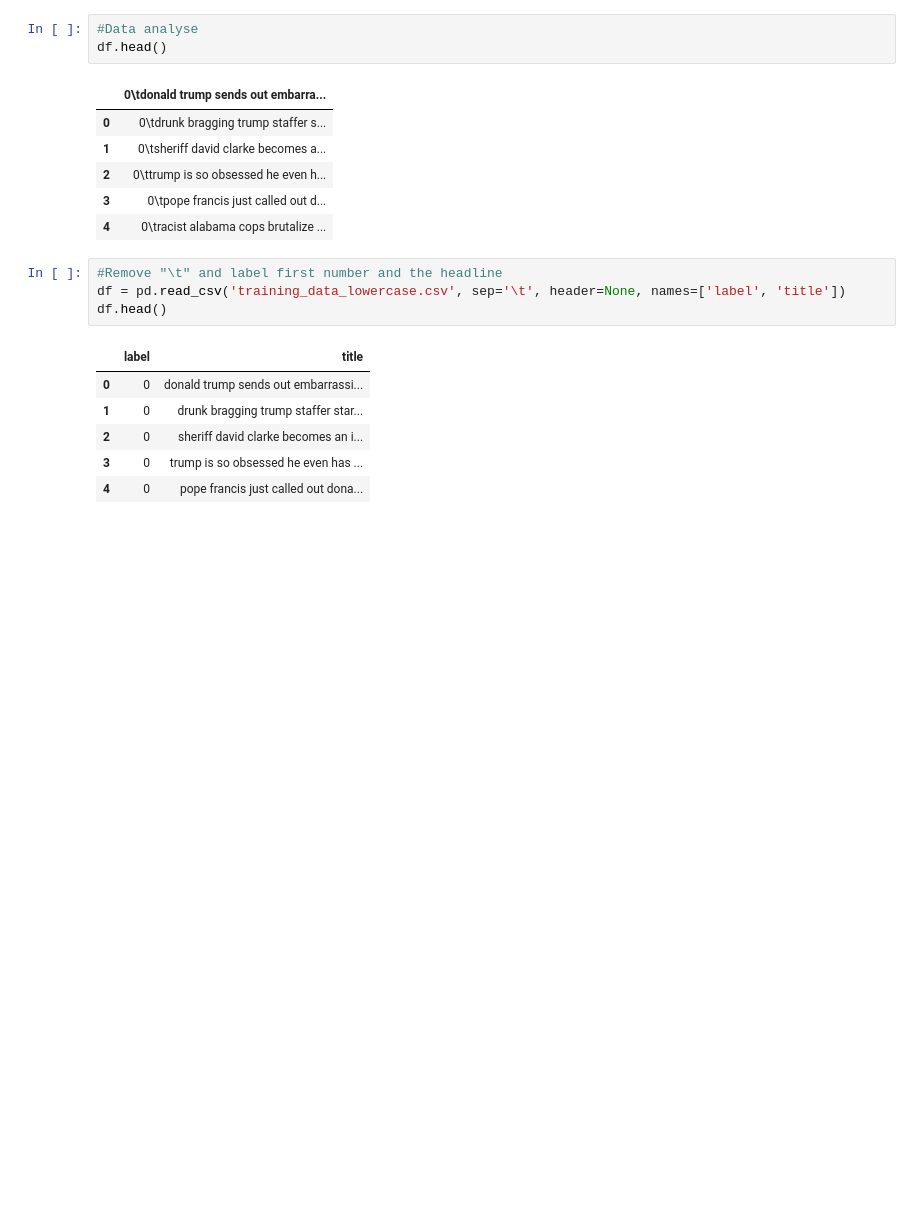
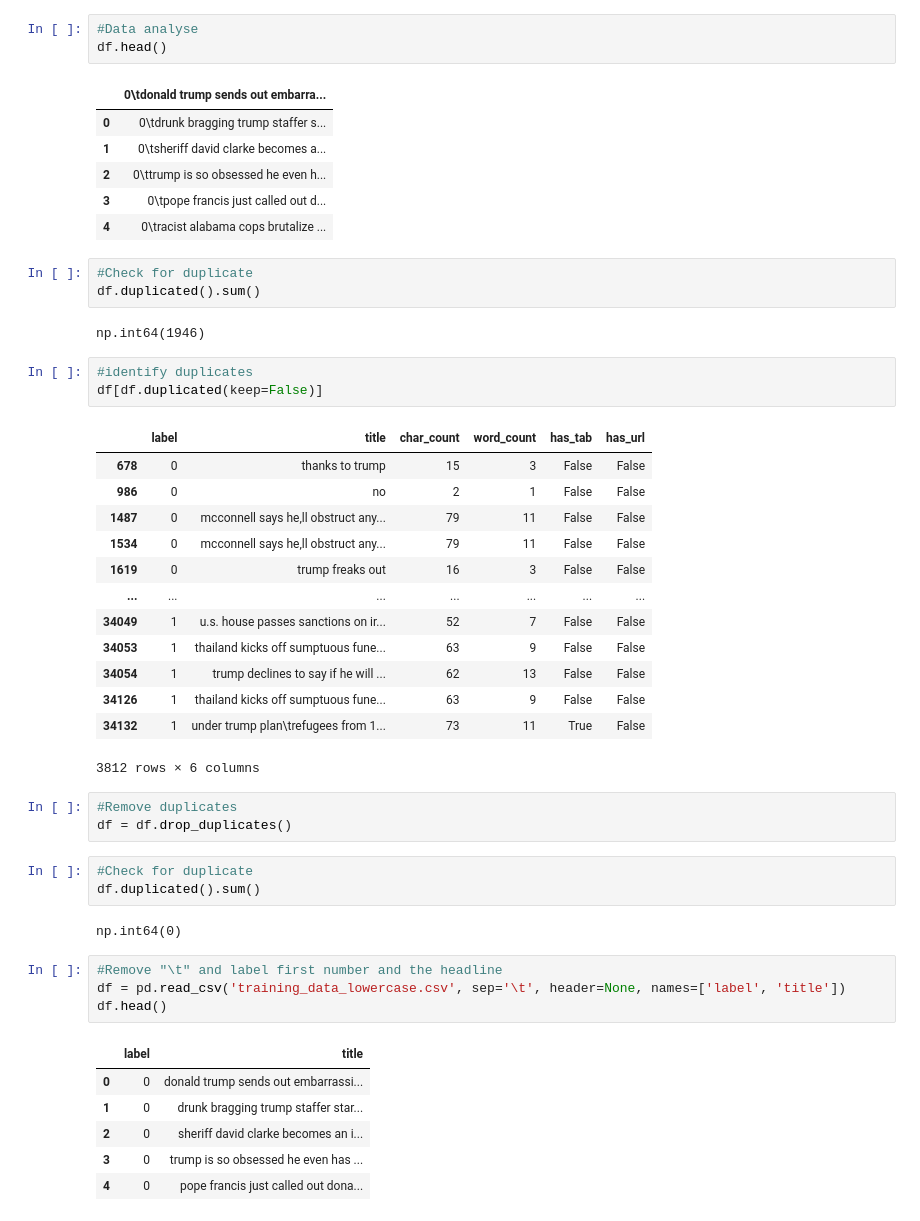
Before and after one commit to roderictorrsol-blip/NLP_challenge_G4, a Jupyter notebook: NLP_G4_LR.ipynb, the cells around one changed output. Saved outputs shown, nothing was run; the diff lists cells and outputs as text; blank space fills up the shorter version.

```diff
--- a/NLP_G4_LR.ipynb
+++ b/NLP_G4_LR.ipynb
@@ -74,6 +74,36 @@ df.head()
 | 2 | 0\ttrump is so obsessed he even h... |
 | 3 | 0\tpope francis just called out d... |
 | 4 | 0\tracist alabama cops brutalize ... |
+# %%
+#Check for duplicate
+df.duplicated().sum()
+# %% [output]
+np.int64(1946)
+# %%
+#identify duplicates
+df[df.duplicated(keep=False)]
+# %% [output]
+|  | label | title | char_count | word_count | has_tab | has_url |
+| 678 | 0 | thanks to trump | 15 | 3 | False | False |
+| 986 | 0 | no | 2 | 1 | False | False |
+| 1487 | 0 | mcconnell says he‚ll obstruct any... | 79 | 11 | False | False |
+| 1534 | 0 | mcconnell says he‚ll obstruct any... | 79 | 11 | False | False |
+| 1619 | 0 | trump freaks out | 16 | 3 | False | False |
+| ... | ... | ... | ... | ... | ... | ... |
+| 34049 | 1 | u.s. house passes sanctions on ir... | 52 | 7 | False | False |
+| 34053 | 1 | thailand kicks off sumptuous fune... | 63 | 9 | False | False |
+| 34054 | 1 | trump declines to say if he will ... | 62 | 13 | False | False |
+| 34126 | 1 | thailand kicks off sumptuous fune... | 63 | 9 | False | False |
+| 34132 | 1 | under trump plan\trefugees from 1... | 73 | 11 | True | False |
+3812 rows × 6 columns
+# %%
+#Remove duplicates
+df = df.drop_duplicates()
+# %%
+#Check for duplicate
+df.duplicated().sum()
+# %% [output]
+np.int64(0)
 # %%
 #Remove "\t" and label first number and the headline
 df = pd.read_csv('training_data_lowercase.csv', sep='\t', header=None, names=['label', 'title'])
```
Also changed, not shown: parts of 2 cells of this notebook, 2 other files.
